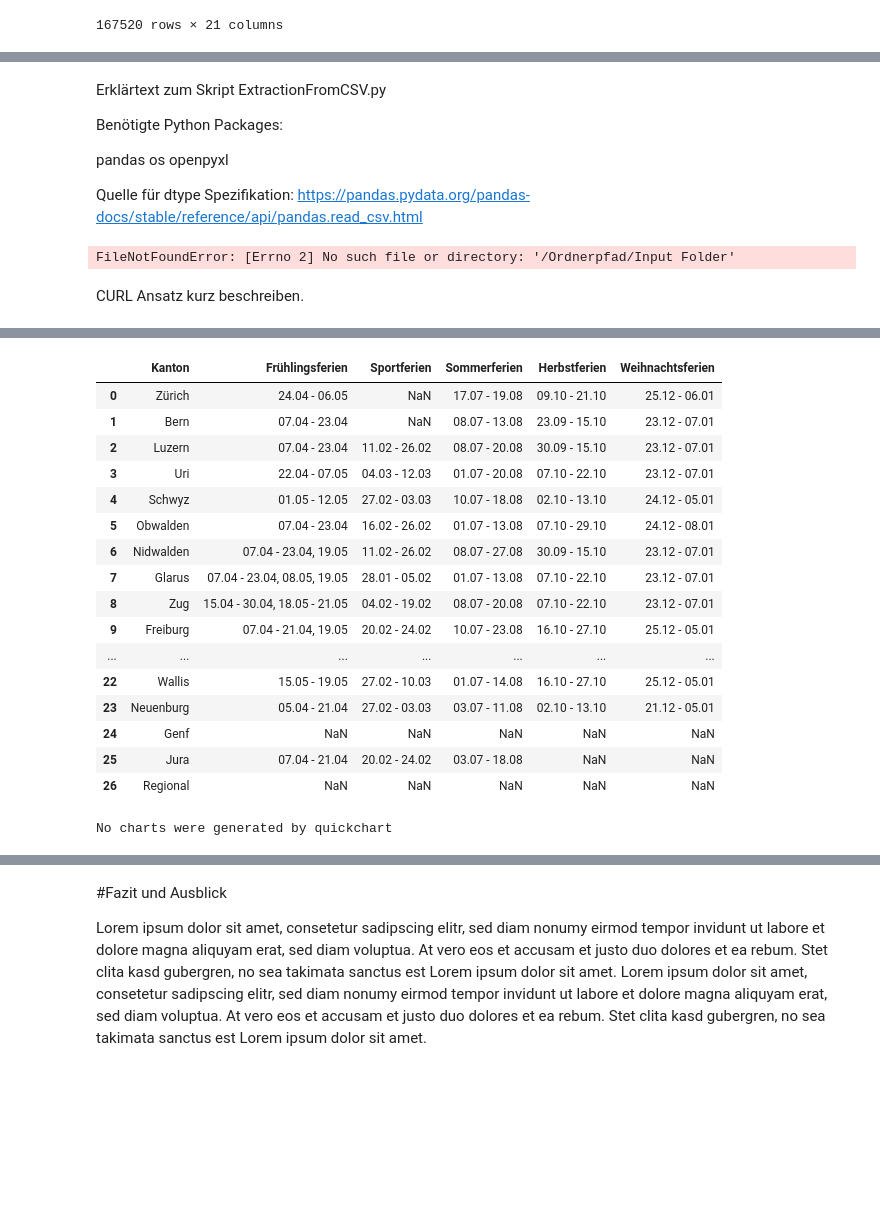
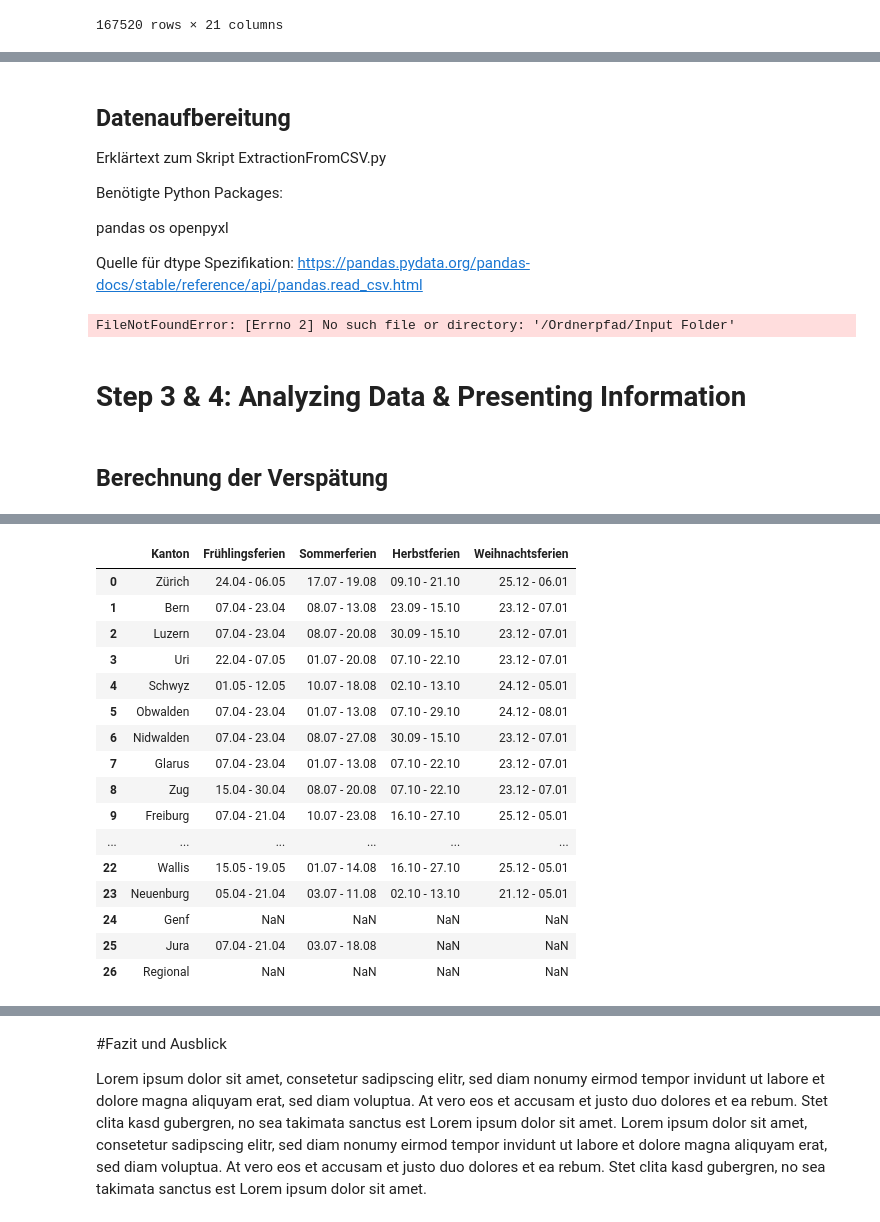
Before and after one commit to the-modern-wolf/BINA-FS24-WORK, a Jupyter notebook: Case-Study/Python/BINA_Case-Study.ipynb, the cells around one changed output, grey strips where cells are left out. Cells and saved outputs as stored; diff of their text form; code cells hidden in the pictures; blank space fills up the shorter version.

```diff
--- a/Case-Study/Python/BINA_Case-Study.ipynb
+++ b/Case-Study/Python/BINA_Case-Study.ipynb
@@ -85,4 +177,5 @@ sbb
 # %% [markdown]
+## Datenaufbereitung
 Erklärtext zum Skript ExtractionFromCSV.py
 
 Benötigte Python Packages:
@@ -175,6 +268,8 @@ gesamter_dataframe.to_excel(excel_dateipfad, index=False)
 print(f"Der gesamte DataFrame wurde erfolgreich als Excel-Datei gespeichert: {excel_dateipfad}")
 # %% [output]
 FileNotFoundError: [Errno 2] No such file or directory: '/Ordnerpfad/Input Folder'
-# %% [markdown]
-CURL Ansatz kurz beschreiben.
+# %% [markdown]
+# Step 3 & 4: Analyzing Data & Presenting Information
+# %% [markdown]
+## Berechnung der Verspätung
 # %%
@@ -255,33 +345,39 @@ Index(['Linie', 'Von', 'Nach', 'Ziel', 'Fahrtrichtung', 'BreitengradZiel',
 # %%
 import pandas as pd
 
 # Gib die URL der Webseite mit der Tabelle an
 url = 'https://www.ferienwiki.ch/ferienkalender/2023/ch'
 
 # Lese die Tabelle von der Webseite
 tables = pd.read_html(url)
 
 # Angenommen, die Tabelle, die du möchtest, ist die erste auf der Seite
 schulferien_tabelle = tables[1]
 
-# Zeige die extrahierte Tabelle an
-schulferien_tabelle
+# Zeige nur die gewünschten Spalten an: Kanton, Frühlingsferien, Sommerferien und Herbstferien
+selected_columns = ['Kanton', 'Frühlingsferien', 'Sommerferien', 'Herbstferien', "Weihnachtsferien"]
+schulferien_tabelle_filtered = schulferien_tabelle[selected_columns]
+
+# Lösche alle Einträge nach einem Komma
+schulferien_tabelle_filtered = schulferien_tabelle_filtered.applymap(lambda x: x.split(',')[0] if isinstance(x, str) else x)
+
+# Zeige die extrahierte und bereinigte Tabelle an
+schulferien_tabelle_filtered
 # %% [output]
-|  | Kanton | Frühlingsferien | Sportferien | Sommerferien | Herbstferien | Weihnachtsferien |
-| 0 | Zürich | 24.04 - 06.05 | NaN | 17.07 - 19.08 | 09.10 - 21.10 | 25.12 - 06.01 |
-| 1 | Bern | 07.04 - 23.04 | NaN | 08.07 - 13.08 | 23.09 - 15.10 | 23.12 - 07.01 |
-| 2 | Luzern | 07.04 - 23.04 | 11.02 - 26.02 | 08.07 - 20.08 | 30.09 - 15.10 | 23.12 - 07.01 |
-| 3 | Uri | 22.04 - 07.05 | 04.03 - 12.03 | 01.07 - 20.08 | 07.10 - 22.10 | 23.12 - 07.01 |
-| 4 | Schwyz | 01.05 - 12.05 | 27.02 - 03.03 | 10.07 - 18.08 | 02.10 - 13.10 | 24.12 - 05.01 |
-| 5 | Obwalden | 07.04 - 23.04 | 16.02 - 26.02 | 01.07 - 13.08 | 07.10 - 29.10 | 24.12 - 08.01 |
-| 6 | Nidwalden | 07.04 - 23.04, 19.05 | 11.02 - 26.02 | 08.07 - 27.08 | 30.09 - 15.10 | 23.12 - 07.01 |
-| 7 | Glarus | 07.04 - 23.04, 08.05, 19.05 | 28.01 - 05.02 | 01.07 - 13.08 | 07.10 - 22.10 | 23.12 - 07.01 |
-| 8 | Zug | 15.04 - 30.04, 18.05 - 21.05 | 04.02 - 19.02 | 08.07 - 20.08 | 07.10 - 22.10 | 23.12 - 07.01 |
-| 9 | Freiburg | 07.04 - 21.04, 19.05 | 20.02 - 24.02 | 10.07 - 23.08 | 16.10 - 27.10 | 25.12 - 05.01 |
-| ... | ... | ... | ... | ... | ... | ... |
-| 22 | Wallis | 15.05 - 19.05 | 27.02 - 10.03 | 01.07 - 14.08 | 16.10 - 27.10 | 25.12 - 05.01 |
-| 23 | Neuenburg | 05.04 - 21.04 | 27.02 - 03.03 | 03.07 - 11.08 | 02.10 - 13.10 | 21.12 - 05.01 |
-| 24 | Genf | NaN | NaN | NaN | NaN | NaN |
-| 25 | Jura | 07.04 - 21.04 | 20.02 - 24.02 | 03.07 - 18.08 | NaN | NaN |
-| 26 | Regional | NaN | NaN | NaN | NaN | NaN |
+|  | Kanton | Frühlingsferien | Sommerferien | Herbstferien | Weihnachtsferien |
+| 0 | Zürich | 24.04 - 06.05 | 17.07 - 19.08 | 09.10 - 21.10 | 25.12 - 06.01 |
+| 1 | Bern | 07.04 - 23.04 | 08.07 - 13.08 | 23.09 - 15.10 | 23.12 - 07.01 |
+| 2 | Luzern | 07.04 - 23.04 | 08.07 - 20.08 | 30.09 - 15.10 | 23.12 - 07.01 |
+| 3 | Uri | 22.04 - 07.05 | 01.07 - 20.08 | 07.10 - 22.10 | 23.12 - 07.01 |
+| 4 | Schwyz | 01.05 - 12.05 | 10.07 - 18.08 | 02.10 - 13.10 | 24.12 - 05.01 |
+| 5 | Obwalden | 07.04 - 23.04 | 01.07 - 13.08 | 07.10 - 29.10 | 24.12 - 08.01 |
+| 6 | Nidwalden | 07.04 - 23.04 | 08.07 - 27.08 | 30.09 - 15.10 | 23.12 - 07.01 |
+| 7 | Glarus | 07.04 - 23.04 | 01.07 - 13.08 | 07.10 - 22.10 | 23.12 - 07.01 |
+| 8 | Zug | 15.04 - 30.04 | 08.07 - 20.08 | 07.10 - 22.10 | 23.12 - 07.01 |
+| 9 | Freiburg | 07.04 - 21.04 | 10.07 - 23.08 | 16.10 - 27.10 | 25.12 - 05.01 |
+| ... | ... | ... | ... | ... | ... |
+| 22 | Wallis | 15.05 - 19.05 | 01.07 - 14.08 | 16.10 - 27.10 | 25.12 - 05.01 |
+| 23 | Neuenburg | 05.04 - 21.04 | 03.07 - 11.08 | 02.10 - 13.10 | 21.12 - 05.01 |
+| 24 | Genf | NaN | NaN | NaN | NaN |
+| 25 | Jura | 07.04 - 21.04 | 03.07 - 18.08 | NaN | NaN |
+| 26 | Regional | NaN | NaN | NaN | NaN |
-No charts were generated by quickchart
```
Also changed, not shown: parts of 19 cells of this notebook.
